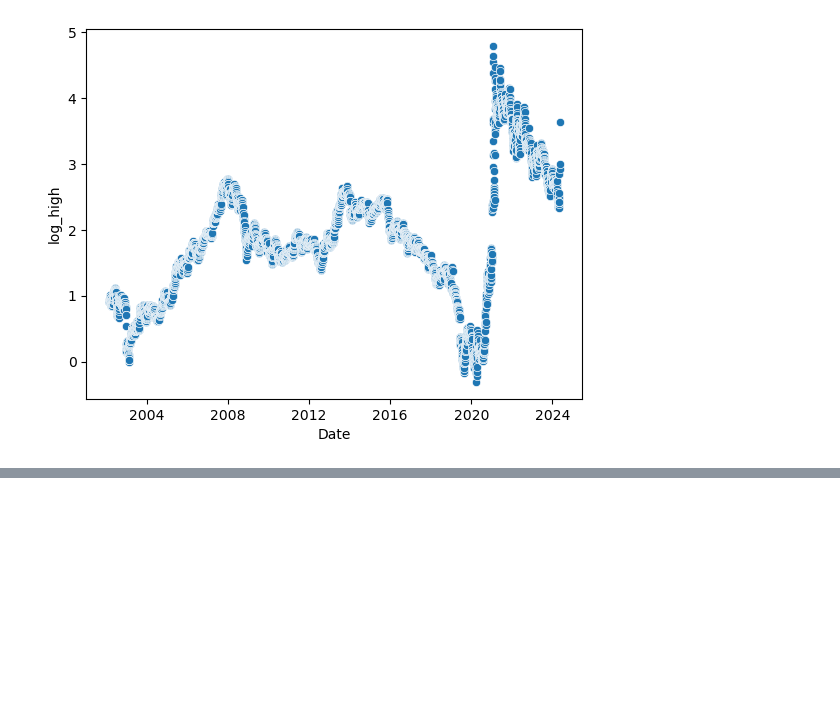
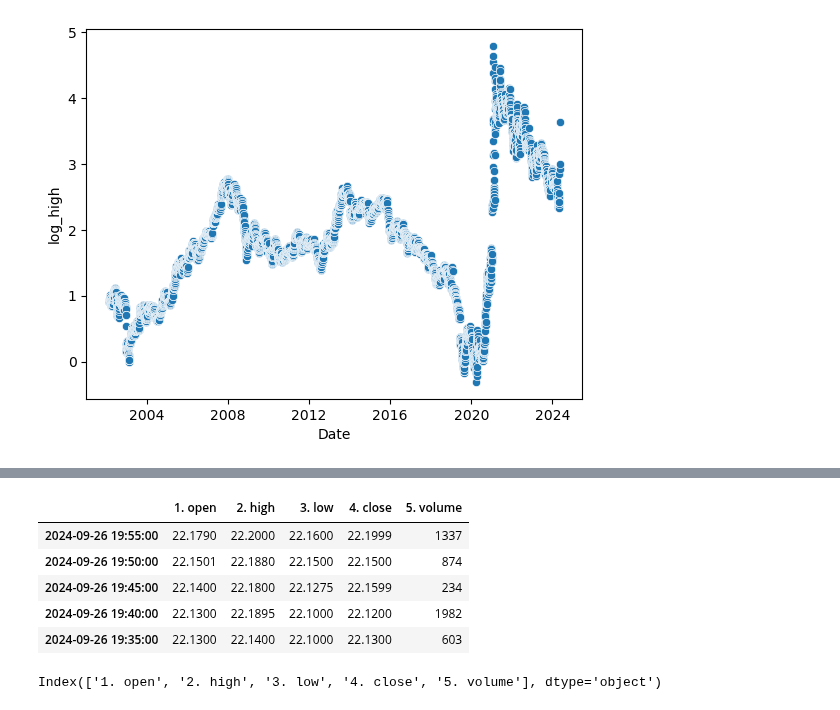
Before and after one commit to Google-Stein/CCIC-Artificial-Intelligence, a Jupyter notebook: Semester 1/Stoncs!/Game Stop Data Check.ipynb, the cells around one changed output, grey strips where cells are left out. Drawn from its saved outputs; the diff is of its cells as text; code cells hidden in the pictures; blank space fills up the shorter version.

```diff
--- a/Semester 1/Stoncs!/Game Stop Data Check.ipynb
+++ b/Semester 1/Stoncs!/Game Stop Data Check.ipynb
@@ -96,3 +97,9 @@ sns.scatterplot(data=data, y='log_high', x='Date')
 # %% [output]
 <AxesSubplot:xlabel='Date', ylabel='log_high'>
 [figure]
+# %%
+url = 'https://www.alphavantage.co/query?function=TIME_SERIES_INTRADAY&symbol=GME&interval=5min&apikey=FYC9KS8S2M95VM5R'
+r = requests.get(url)
+data = r.json()
+
+print(data)
@@ -98,0 +108,17 @@ sns.scatterplot(data=data, y='log_high', x='Date')
+# %%
+time_series_dict = data['Time Series (5min)']
+
+df = pd.DataFrame.from_dict(time_series_dict, orient='index')
+
+df.head()
+# %% [output]
+|  | 1. open | 2. high | 3. low | 4. close | 5. volume |
+| 2024-09-26 19:55:00 | 22.1790 | 22.2000 | 22.1600 | 22.1999 | 1337 |
+| 2024-09-26 19:50:00 | 22.1501 | 22.1880 | 22.1500 | 22.1500 | 874 |
+| 2024-09-26 19:45:00 | 22.1400 | 22.1800 | 22.1275 | 22.1599 | 234 |
+| 2024-09-26 19:40:00 | 22.1300 | 22.1895 | 22.1000 | 22.1200 | 1982 |
+| 2024-09-26 19:35:00 | 22.1300 | 22.1400 | 22.1000 | 22.1300 | 603 |
+# %%
+df.columns
+# %% [output]
+Index(['1. open', '2. high', '3. low', '4. close', '5. volume'], dtype='object')
```
Also changed, not shown: parts of 16 cells of this notebook, 4 other files.
